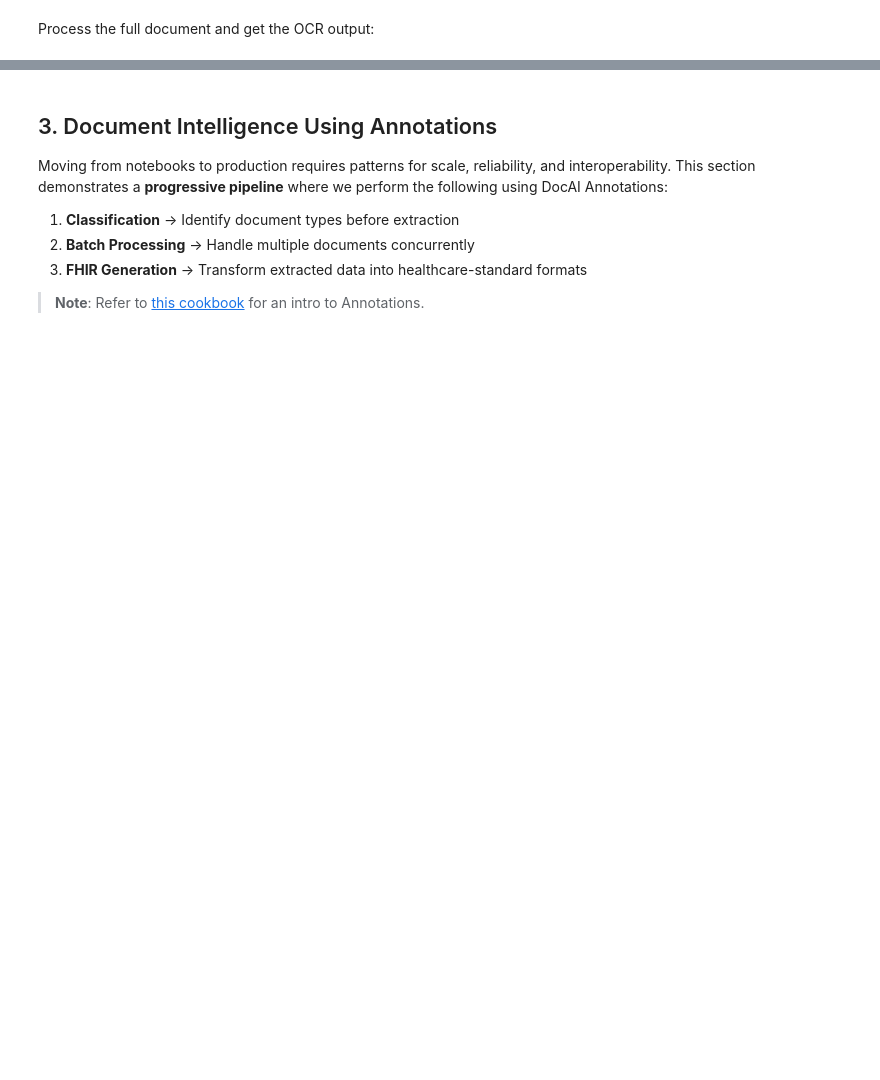
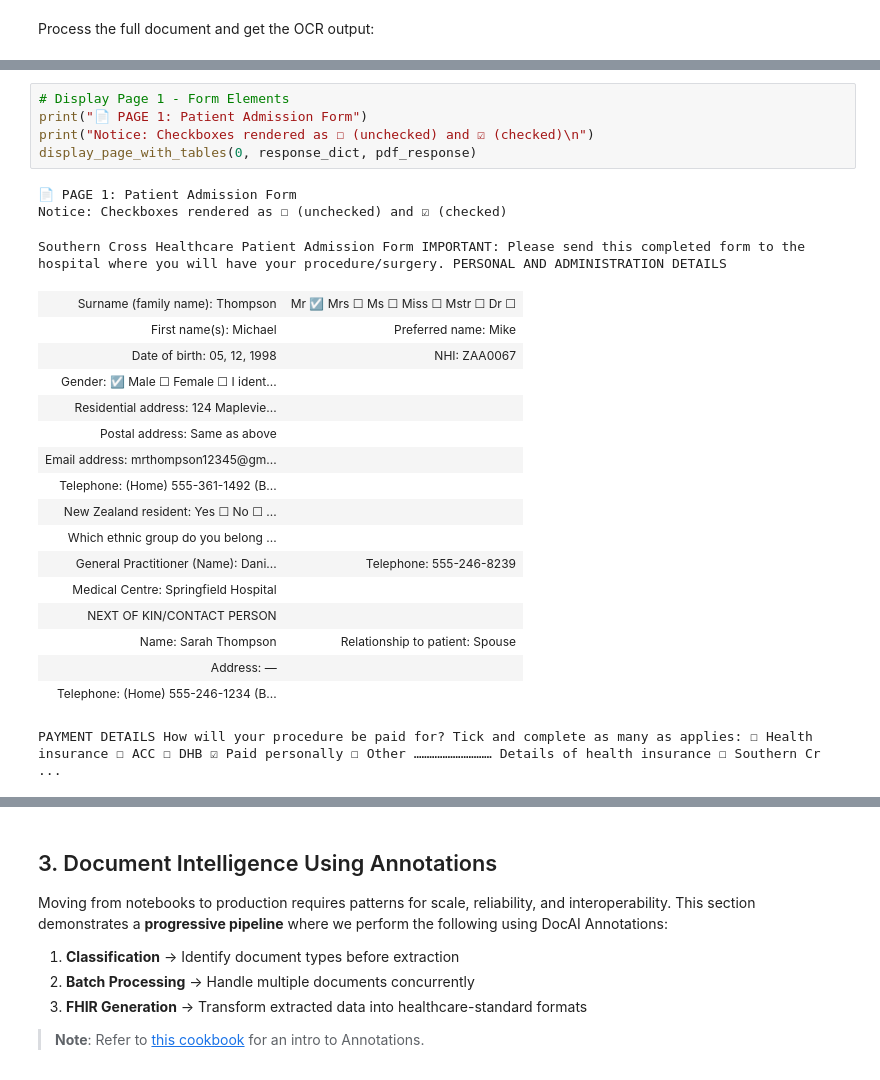
Before and after one commit to mistralai/cookbook, a Jupyter notebook: mistral/ocr/hcls/ocr_hcls.ipynb, the cells around one changed output, grey strips where cells are left out. Drawn from its saved outputs; the diff is of its cells as text; blank space fills up the shorter version.

```diff
--- a/mistral/ocr/hcls/ocr_hcls.ipynb
+++ b/mistral/ocr/hcls/ocr_hcls.ipynb
@@ -324 +232,27 @@ You may be asked to pay a deposit 3-5 days before admission. The amount is based
+# %%
+# Display Page 1 - Form Elements
+print("📄 PAGE 1: Patient Admission Form")
+print("Notice: Checkboxes rendered as ☐ (unchecked) and ☑ (checked)\n")
+display_page_with_tables(0, response_dict, pdf_response)
+# %% [output]
+📄 PAGE 1: Patient Admission Form
+Notice: Checkboxes rendered as ☐ (unchecked) and ☑ (checked)
+Southern Cross Healthcare Patient Admission Form IMPORTANT: Please send this completed form to the hospital where you will have your procedure/surgery. PERSONAL AND ADMINISTRATION DETAILS
+| Surname (family name): Thompson | Mr ☑ Mrs ☐ Ms ☐ Miss ☐ Mstr ☐ Dr ☐ |
+| First name(s): Michael | Preferred name: Mike |
+| Date of birth: 05, 12, 1998 | NHI: ZAA0067 |
+| Gender: ☑ Male ☐ Female ☐ I ident... |  |
+| Residential address: 124 Maplevie... |  |
+| Postal address: Same as above |  |
+| Email address: mrthompson12345@gm... |  |
+| Telephone: (Home) 555-361-1492 (B... |  |
+| New Zealand resident: Yes ☐ No ☐ ... |  |
+| Which ethnic group do you belong ... |  |
+| General Practitioner (Name): Dani... | Telephone: 555-246-8239 |
+| Medical Centre: Springfield Hospital |  |
+| NEXT OF KIN/CONTACT PERSON |  |
+| Name: Sarah Thompson | Relationship to patient: Spouse |
+| Address: — |  |
+| Telephone: (Home) 555-246-1234 (B... |  |
+PAYMENT DETAILS How will your procedure be paid for? Tick and complete as many as applies: ☐ Health insurance ☐ ACC ☐ DHB ☑ Paid personally ☐ Other ………………………… Details of health insurance ☐ Southern Cr ...
 # %% [markdown]
```
Also changed, not shown: parts of 34 cells of this notebook.
